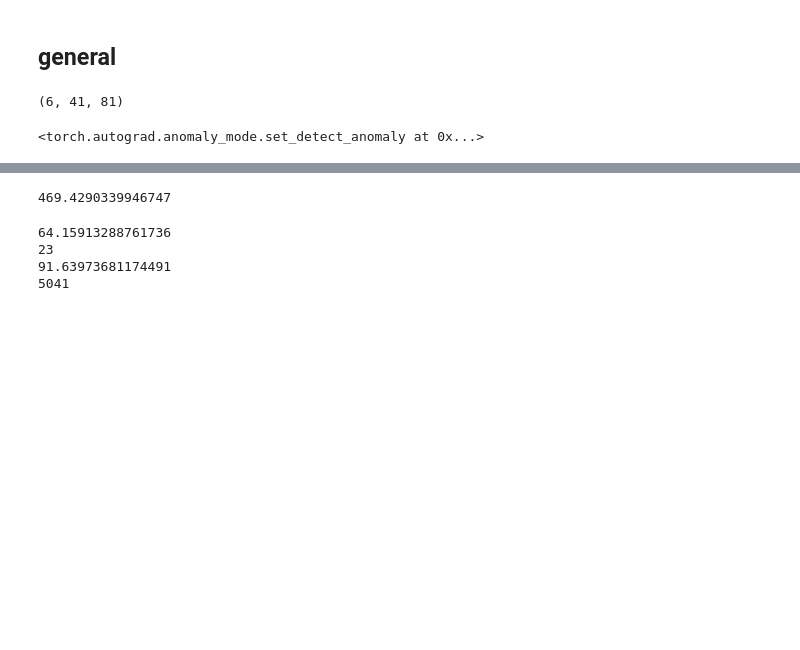
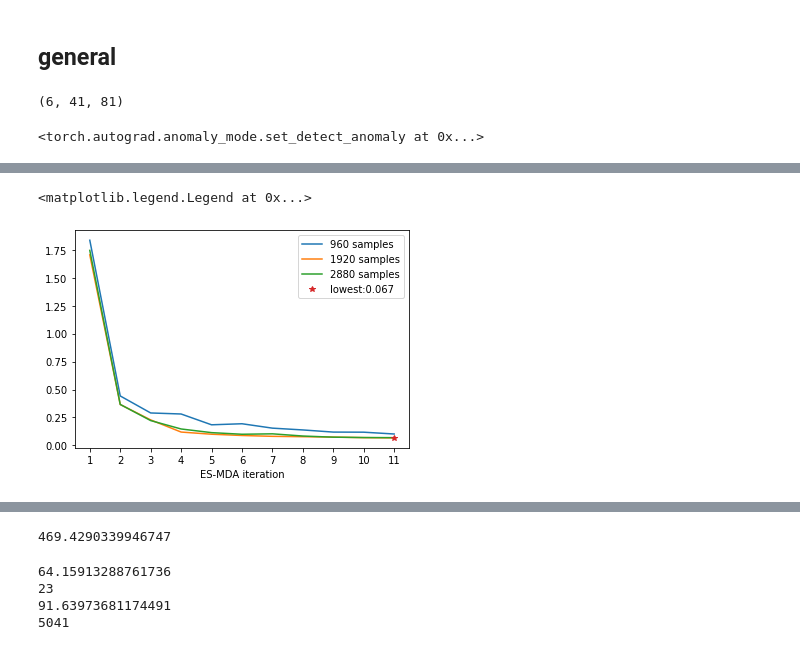
Before and after one commit to ZitongZhou/react_inverse, a Jupyter notebook: ILUES_surrogate.ipynb, the cells around one changed output, grey strips where cells are left out. Saved outputs shown, nothing was run; the diff lists cells and outputs as text; code cells hidden in the pictures; blank space fills up the shorter version.

```diff
--- a/ILUES_surrogate.ipynb
+++ b/ILUES_surrogate.ipynb
@@ -1248,9 +1121,0 @@ np.sum((meas_data_6 - obs)**2)
-# %%
-start = time.time()
-for j in range(N):
-    np.random.seed(j)
-    test_kd_latent = np.random.randn(924).reshape((-1, nf, d, h, w))
-print(time.time()-start)
-start = time.time()
-test_kd_latent = np.random.randn(924*N).reshape((-1, nf, d, h, w))
-print(time.time()-start)
@@ -1259,0 +1124,11 @@ print(time.time()-start)
+# %%
+y_obs = np.linspace(5, 35, num=4).astype('int')
+x_obs = np.linspace(20, 75, num=6).astype('int')
+print(x_obs)
+sensor = np.zeros((6, 41, 81))
+for i in range(len(y_obs)):
+    for j in range(6):
+        for k in range(len(x_obs)):
+            sensor[j, int(y_obs[i]), int(x_obs[k])] = 1
+# simple_plot(sensor, 'sensor location')
+sensor = sensor>0
@@ -1259,0 +1338,14 @@ print(time.time()-start)
+# %%
+fig, ax = plt.subplots()
+ite = np.arange(1, Na+2)
+ne = [960, 960*2, 960*3]
+ax.plot(ite, mean_error[0,:], label=str(ne[0])+' samples')
+ax.set_xlabel('ES-MDA iteration')
+ax.set_xticks(ite)
+ax.plot(ite, mean_error[1,:], label=str(ne[1])+' samples')
+ax.plot(ite, mean_error[2,:], label=str(ne[2])+' samples')
+ax.plot(ite[-1], mean_error.min(), '*', label='lowest:'+str(np.round(mean_error.min(),3)))
+ax.legend()
+# %% [output]
+<matplotlib.legend.Legend at 0x...>
+[figure, added]
```
Also changed, not shown: parts of 74 cells of this notebook.
